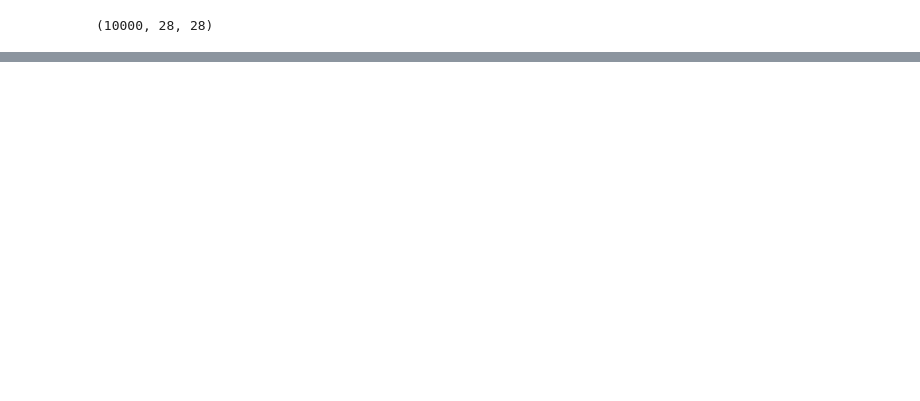
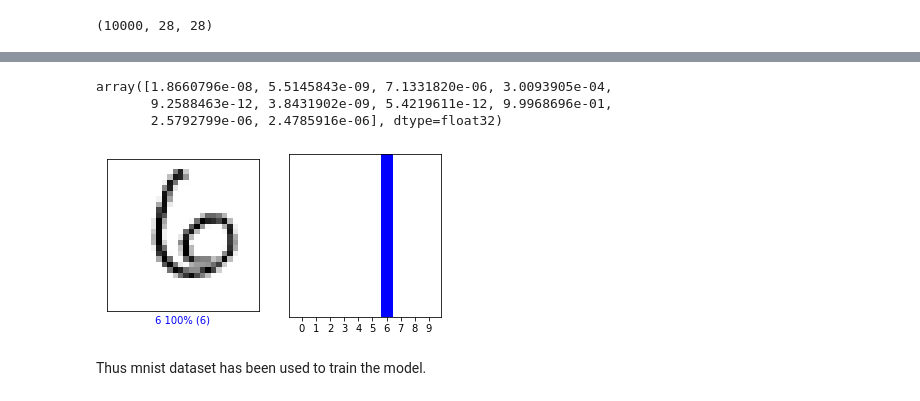
Before and after one commit to LokeshVadlamudi/DeepLearningClass, a Jupyter notebook: kerasClassification.ipynb, the cells around one changed output, grey strips where cells are left out. Saved outputs shown, nothing was run; the diff lists cells and outputs as text; code cells hidden in the pictures; blank space fills up the shorter version.

```diff
--- a/kerasClassification.ipynb
+++ b/kerasClassification.ipynb
@@ -128,0 +96,54 @@ Test accuracy: 0.8794
+# %%
+def plot_image(i, predictions_array, true_label, img):
+  predictions_array, true_label, img = predictions_array, true_label[i], img[i]
+  plt.grid(False)
+  plt.xticks([])
+  plt.yticks([])
+
+  plt.imshow(img, cmap=plt.cm.binary)
+
+  predicted_label = np.argmax(predictions_array)
+  if predicted_label == true_label:
+    color = 'blue'
+  else:
+    color = 'red'
+
+  plt.xlabel("{} {:2.0f}% ({})".format(classes[predicted_label],
+                                100*np.max(predictions_array),
+                                classes[true_label]),
+                                color=color)
+
+def plot_value_array(i, predictions_array, true_label):
+  predictions_array, true_label = predictions_array, true_label[i]
+  plt.grid(False)
+  plt.xticks(range(10))
+  plt.yticks([])
+  thisplot = plt.bar(range(10), predictions_array, color="#777777")
+  plt.ylim([0, 1])
+  predicted_label = np.argmax(predictions_array)
+
+  thisplot[predicted_label].set_color('red')
+  thisplot[true_label].set_color('blue')
+# %%
+probability_model = tf.keras.Sequential([model,
+                                         tf.keras.layers.Softmax()])
+# %%
+predictions = probability_model.predict(test_images)
+# %%
+predictions[0]
+# %% [output]
+array([1.8660796e-08, 5.5145843e-09, 7.1331820e-06, 3.0093905e-04,
+       9.2588463e-12, 3.8431902e-09, 5.4219611e-12, 9.9968696e-01,
+       2.5792799e-06, 2.4785916e-06], dtype=float32)
+# %%
+i = 100
+plt.figure(figsize=(6,3))
+plt.subplot(1,2,1)
+plot_image(i, predictions[i], test_labels, test_images)
+plt.subplot(1,2,2)
+plot_value_array(i, predictions[i],  test_labels)
+plt.show()
+# %% [output]
+[figure, added]
+# %% [markdown]
+Thus mnist dataset has been used to train the model.
```
Also changed, not shown: parts of 14 cells of this notebook.
